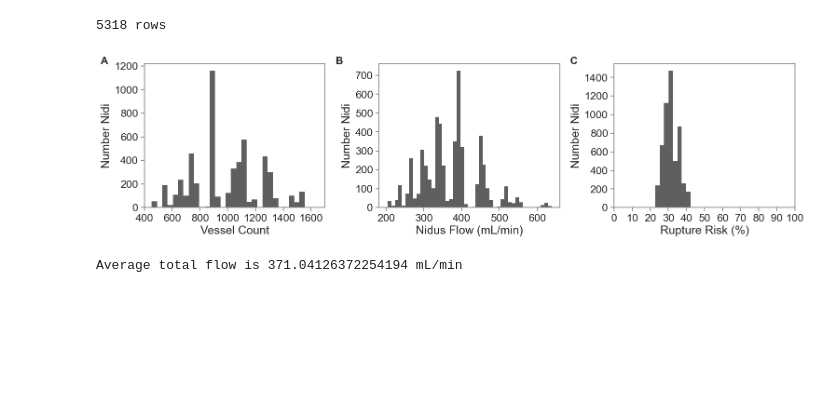
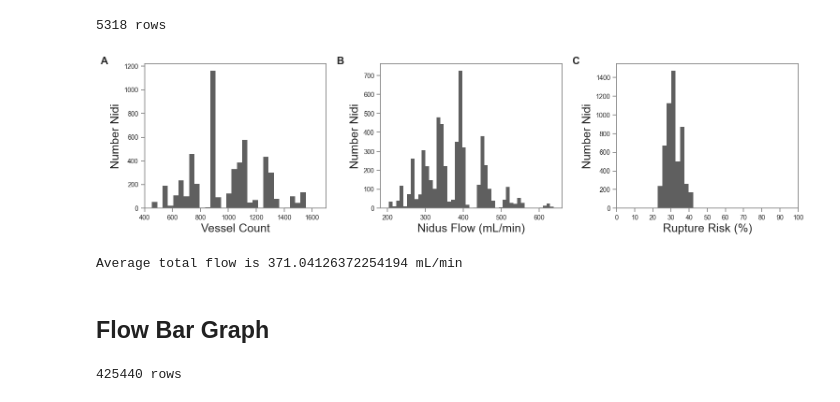
Before and after one commit to JentGent/avm, a Jupyter notebook: jupyter/jupyter.ipynb, the cells around one changed output. Drawn from its saved outputs; the diff is of its cells as text; code cells hidden in the pictures; blank space fills up the shorter version.

Commit message:
Finish bar graphs

```diff
--- a/jupyter/jupyter.ipynb
+++ b/jupyter/jupyter.ipynb
@@ -37,7 +36,7 @@ print(f'{len(filtered_data)} rows')
 # %% [output]
 5318 rows
 # %%
-sns.set_theme(style="whitegrid", font_scale=1.5)
+sns.set_theme(style='whitegrid', font_scale=1.5)
 
 fig, axs = plt.subplots(1, 3, figsize=(18, 4), sharey=False)
 plt.subplots_adjust(wspace=0.3)
@@ -62,8 +61,6 @@ sns.histplot(
 # COMMON FORMATTING
 ####################
 
-labels = 'ABC'
-
 for i, ax in enumerate(axs):
 
     ax.grid(False)
@@ -86,6 +83,7 @@ for i, ax in enumerate(axs):
 
     ax.tick_params(
         axis='x',
+        labelsize=10,
         bottom=True,
         color=ax.spines['bottom'].get_edgecolor(),
         which='both',
@@ -93,12 +91,13 @@ for i, ax in enumerate(axs):
 
     ax.tick_params(
         axis='y',
+        labelsize=10,
         left=True,
         color=ax.spines['left'].get_edgecolor(),
         which='both',
     )
 
-    ax.text(-0.2, 1.05, labels[i], transform=ax.transAxes, fontsize=16, fontweight='bold', va='top', ha='right')
+    ax.text(-0.2, 1.05, 'ABC'[i], transform=ax.transAxes, fontsize=16, fontweight='bold', va='top', ha='right')
 
 #######
 # AX 0
@@ -111,32 +110,43 @@ plt.setp(
     xticks=range(400, 1700, 200),
     yticks=range(0, 1201, 200),
 )
 
 #######
 # AX 1
 #######
 
 plt.setp(
     axs[1],
     xlabel='Nidus Flow (mL/min)',
     yticks=range(0, 701, 100),
 )
 
 #######
 # AX 2
 #######
 
 plt.setp(
     axs[2],
     xlabel='Rupture Risk (%)',
     xlim=[0, 100],
     xticks=range(0, 101, 10),
     yticks=range(0, 1501, 200)
 )
 
 plt.show()
 
 print(f'Average total flow is {np.mean(filtered_data['Feeder total flow (mL/min)'])} mL/min')
 # %% [output]
-[figure, old version]
+[figure, new version]
 Average total flow is 371.04126372254194 mL/min
+# %% [markdown]
+## Flow Bar Graph
+# %%
+filtered_data = data[
+    (data['Occluded'].isna()) &
+    (1 == 1)  # Ignore
+]
+
+print(f'{len(filtered_data)} rows')
+# %% [output]
+425440 rows
```
Also changed, not shown: parts of 20 cells of this notebook.
